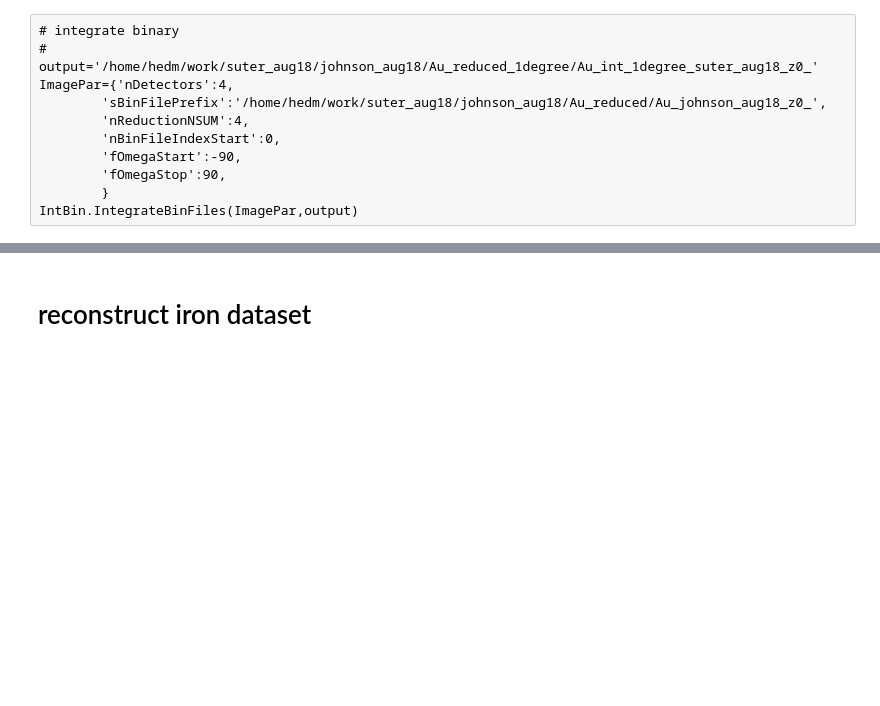
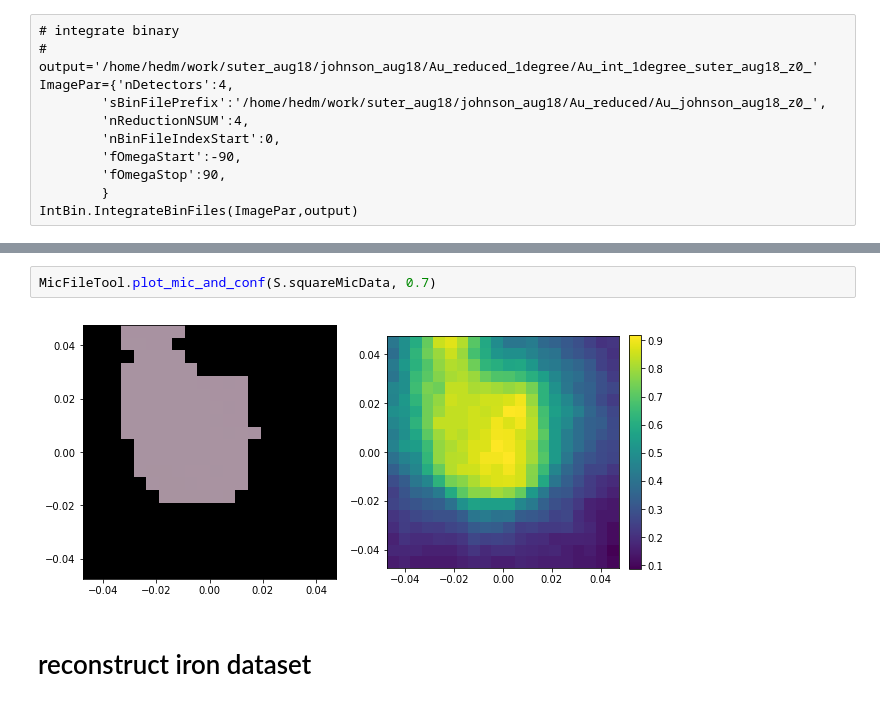
Before and after one commit to HeLiuCMU/HEXOMAP, a Jupyter notebook: demo_notebooks/Demo_Johnson_Aug18.ipynb, the cells around one changed output, grey strips where cells are left out. Cells and saved outputs as stored; diff of their text form; blank space fills up the shorter version.

```diff
--- a/demo_notebooks/Demo_Johnson_Aug18.ipynb
+++ b/demo_notebooks/Demo_Johnson_Aug18.ipynb
@@ -162,3 +296,7 @@ MicFileTool.plot_mic_and_conf(S.squareMicData, 0.85)
+# %%
+MicFileTool.plot_mic_and_conf(S.squareMicData, 0.7)
+# %% [output]
+[figure, added]
 # %% [markdown]
 # reconstruct iron dataset
 # %%
```
Also changed, not shown: parts of 17 cells of this notebook.
